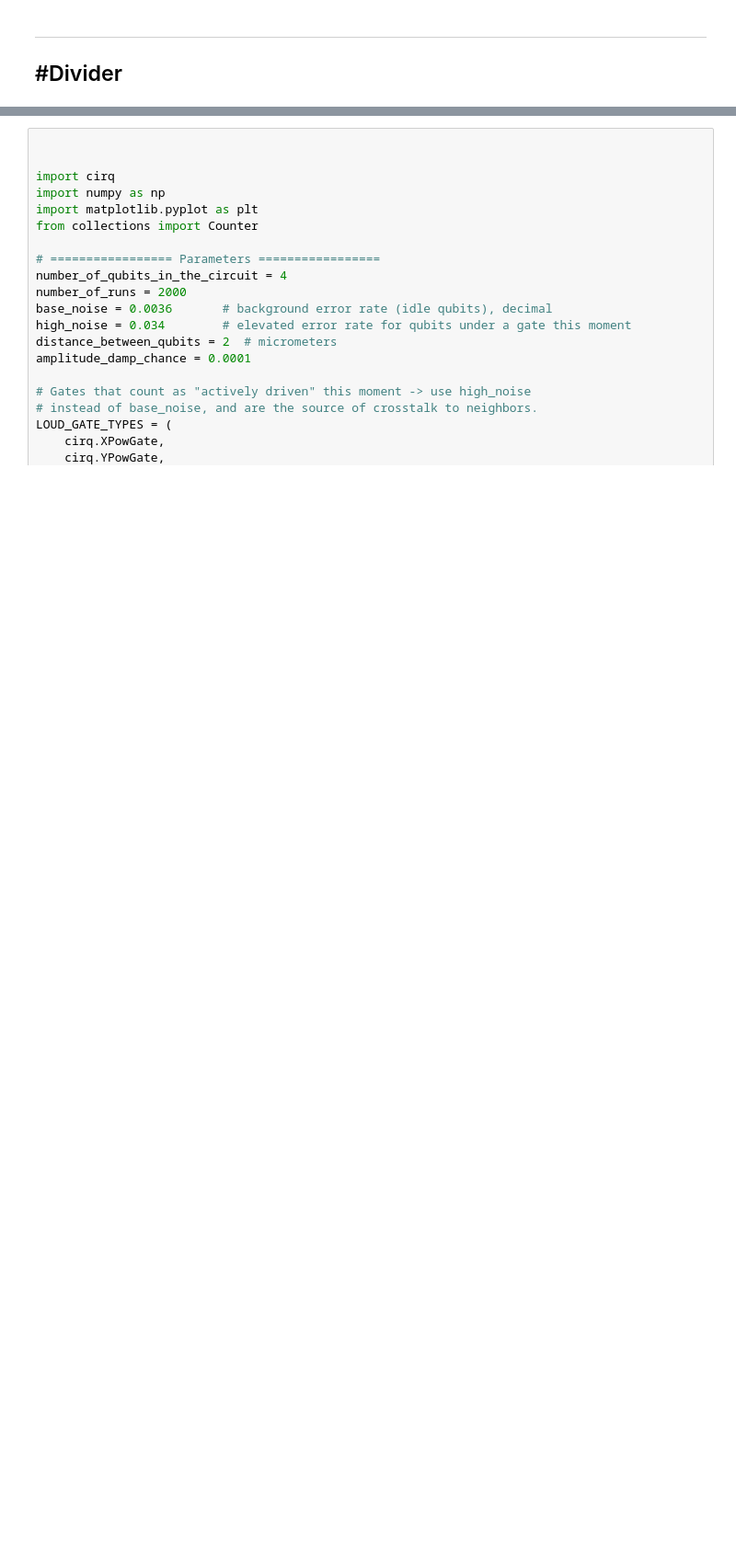
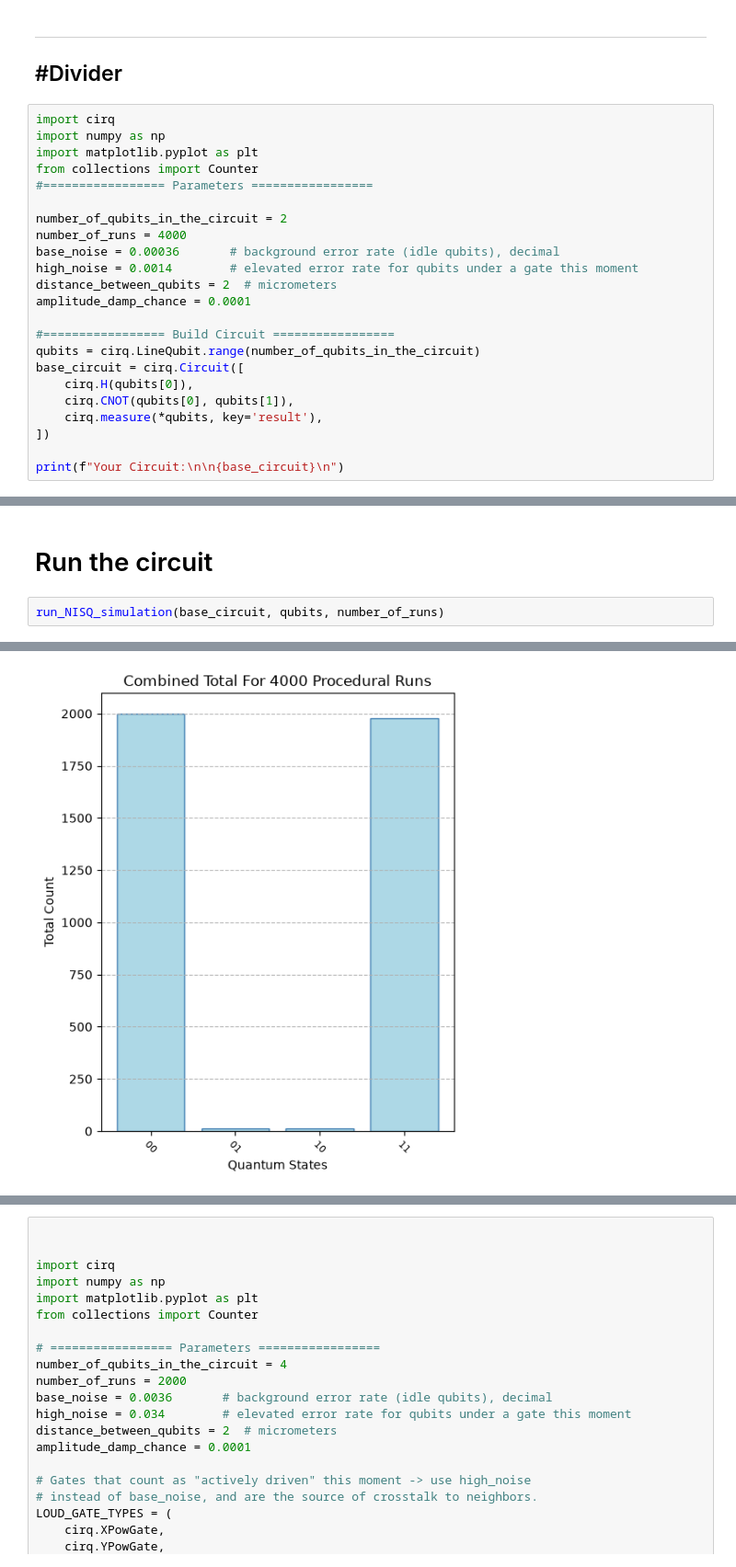
Before and after one commit to kartikeyabekkari/HyperRealisticNisqSimulation, a Jupyter notebook: Hyper_Realistic_NISQ_Simulation.ipynb, the cells around one changed output, grey strips where cells are left out. Shown at 92% size. Cells and saved outputs as stored; diff of their text form; blank space fills up the shorter version.

```diff
--- a/Hyper_Realistic_NISQ_Simulation.ipynb
+++ b/Hyper_Realistic_NISQ_Simulation.ipynb
@@ -498,3 +498,26 @@ State |11⟩: Happened 99 times total = 99.00%
 ---
 #Divider
 ---
+# %%
+import cirq
+import numpy as np
+import matplotlib.pyplot as plt
+from collections import Counter
+#================= Parameters =================
+
+number_of_qubits_in_the_circuit = 2
+number_of_runs = 4000
+base_noise = 0.00036       # background error rate (idle qubits), decimal
+high_noise = 0.0014        # elevated error rate for qubits under a gate this moment
+distance_between_qubits = 2  # micrometers
+amplitude_damp_chance = 0.0001
+
+#================= Build Circuit =================
+qubits = cirq.LineQubit.range(number_of_qubits_in_the_circuit)
+base_circuit = cirq.Circuit([
+    cirq.H(qubits[0]),
+    cirq.CNOT(qubits[0], qubits[1]),
+    cirq.measure(*qubits, key='result'),
+])
+
+print(f"Your Circuit:\n\n{base_circuit}\n")
@@ -500,0 +632,5 @@ State |11⟩: Happened 99 times total = 99.00%
+# %% [markdown]
+# Run the circuit
+# %%
+run_NISQ_simulation(base_circuit, qubits, number_of_runs)
+# %% [output]
@@ -500,0 +648 @@ State |11⟩: Happened 99 times total = 99.00%
+[figure, added]
```
Also changed, not shown: parts of 10 cells of this notebook.
